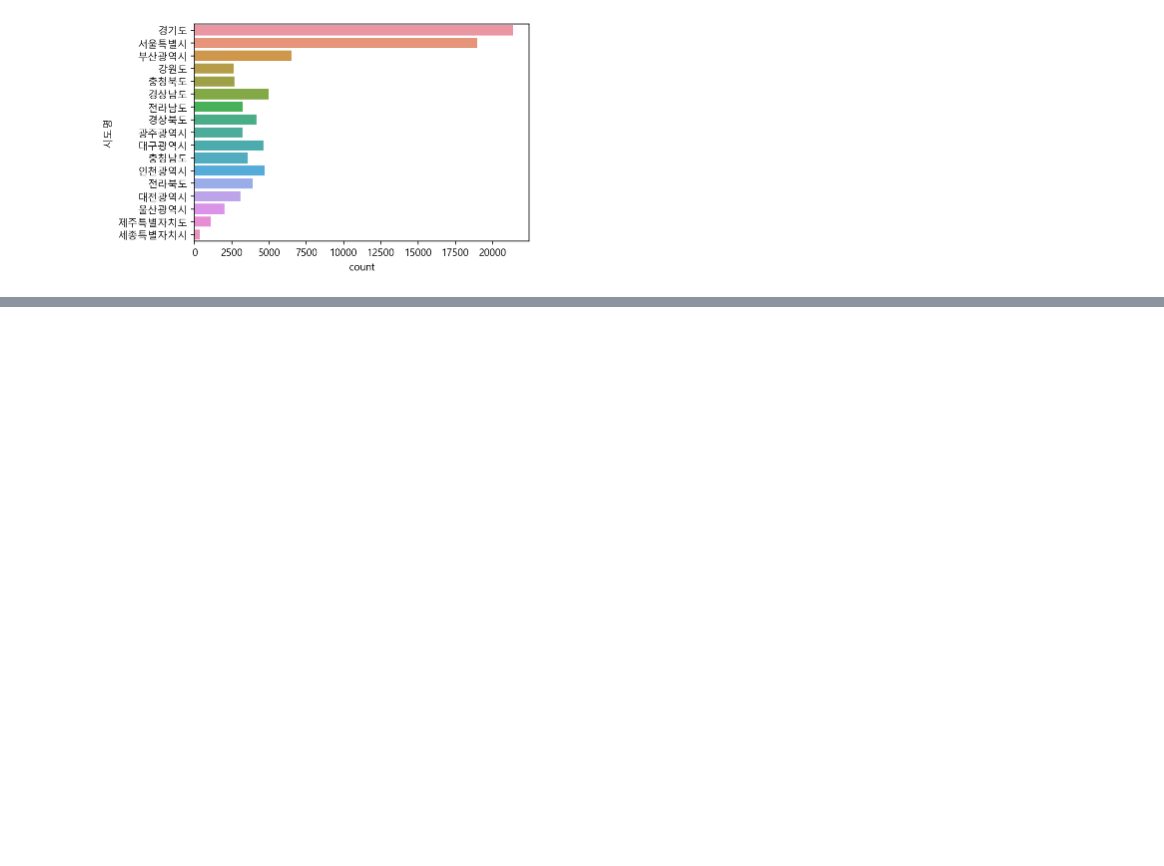
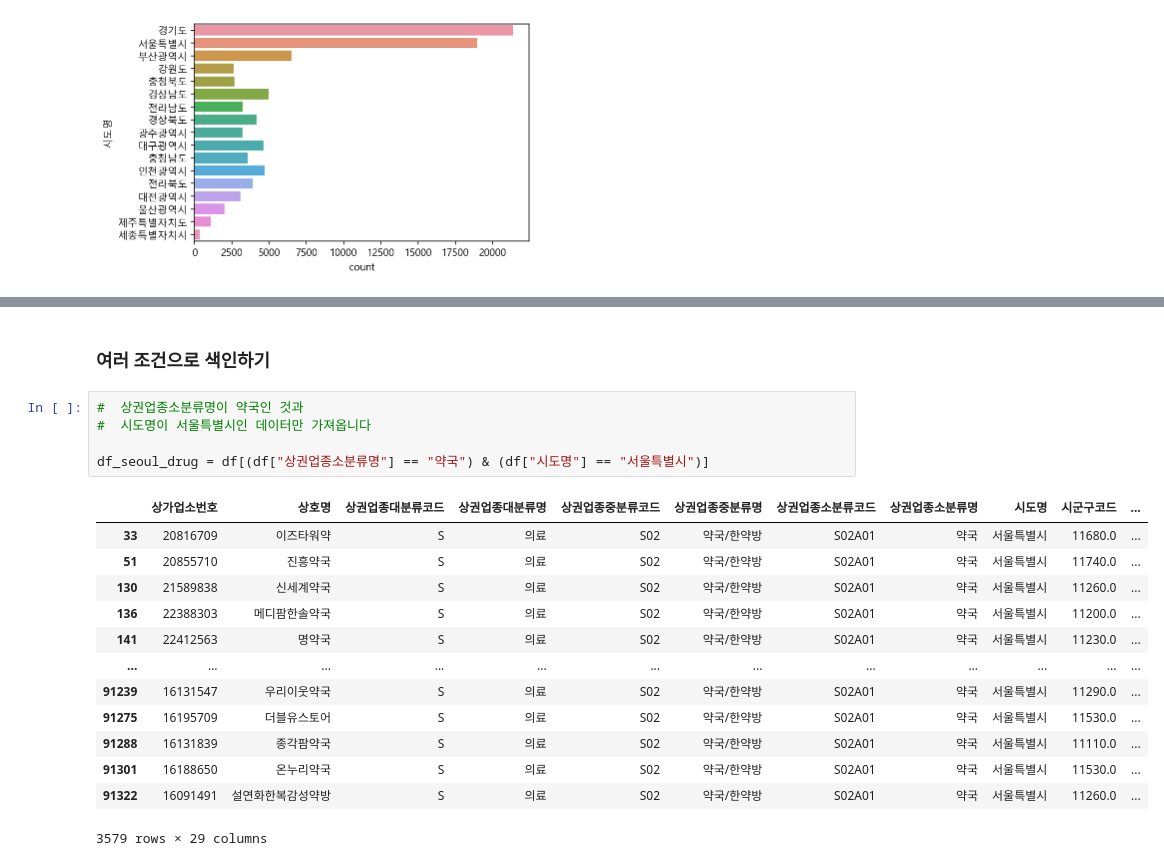
Before and after one commit to tree698/Data-Science-with-Python, a Jupyter notebook: 1. Data Analysis-Commercial Area Information in Seoul/Data Analysis.ipynb, the cells around one changed output, grey strips where cells are left out. Cells and saved outputs as stored; diff of their text form; blank space fills up the shorter version.

```diff
--- a/1. Data Analysis-Commercial Area Information in Seoul/Data Analysis.ipynb
+++ b/1. Data Analysis-Commercial Area Information in Seoul/Data Analysis.ipynb
@@ -523,0 +619,21 @@ c = sns.countplot(data=df, y="시도명")
+# %% [markdown]
+### 여러 조건으로 색인하기
+# %%
+#  상권업종소분류명이 약국인 것과
+#  시도명이 서울특별시인 데이터만 가져옵니다
+
+df_seoul_drug = df[(df["상권업종소분류명"] == "약국") & (df["시도명"] == "서울특별시")]
+# %% [output]
+|  | 상가업소번호 | 상호명 | 상권업종대분류코드 | 상권업종대분류명 | 상권업종중분류코드 | 상권업종중분류명 | 상권업종소분류코드 | 상권업종소분류명 | 시도명 | 시군구코드 | ... |
+| 33 | 20816709 | 이즈타워약 | S | 의료 | S02 | 약국/한약방 | S02A01 | 약국 | 서울특별시 | 11680.0 | ... |
+| 51 | 20855710 | 진흥약국 | S | 의료 | S02 | 약국/한약방 | S02A01 | 약국 | 서울특별시 | 11740.0 | ... |
+| 130 | 21589838 | 신세계약국 | S | 의료 | S02 | 약국/한약방 | S02A01 | 약국 | 서울특별시 | 11260.0 | ... |
+| 136 | 22388303 | 메디팜한솔약국 | S | 의료 | S02 | 약국/한약방 | S02A01 | 약국 | 서울특별시 | 11200.0 | ... |
+| 141 | 22412563 | 명약국 | S | 의료 | S02 | 약국/한약방 | S02A01 | 약국 | 서울특별시 | 11230.0 | ... |
+| ... | ... | ... | ... | ... | ... | ... | ... | ... | ... | ... | ... |
+| 91239 | 16131547 | 우리이웃약국 | S | 의료 | S02 | 약국/한약방 | S02A01 | 약국 | 서울특별시 | 11290.0 | ... |
+| 91275 | 16195709 | 더블유스토어 | S | 의료 | S02 | 약국/한약방 | S02A01 | 약국 | 서울특별시 | 11530.0 | ... |
+| 91288 | 16131839 | 종각팜약국 | S | 의료 | S02 | 약국/한약방 | S02A01 | 약국 | 서울특별시 | 11110.0 | ... |
+| 91301 | 16188650 | 온누리약국 | S | 의료 | S02 | 약국/한약방 | S02A01 | 약국 | 서울특별시 | 11530.0 | ... |
+| 91322 | 16091491 | 설연화한복감성약방 | S | 의료 | S02 | 약국/한약방 | S02A01 | 약국 | 서울특별시 | 11260.0 | ... |
+3579 rows × 29 columns
```
Also changed, not shown: parts of 8 cells of this notebook.
